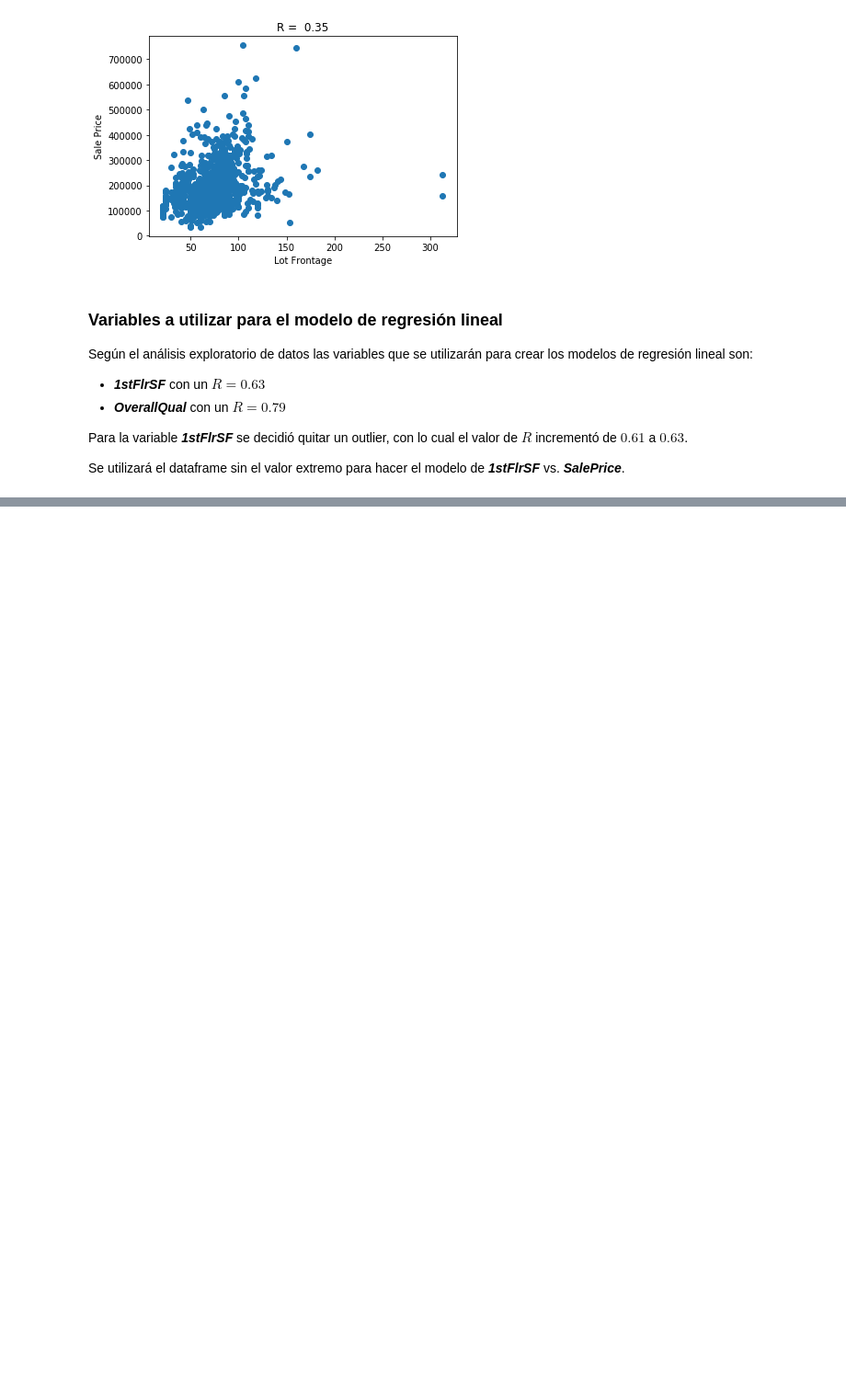
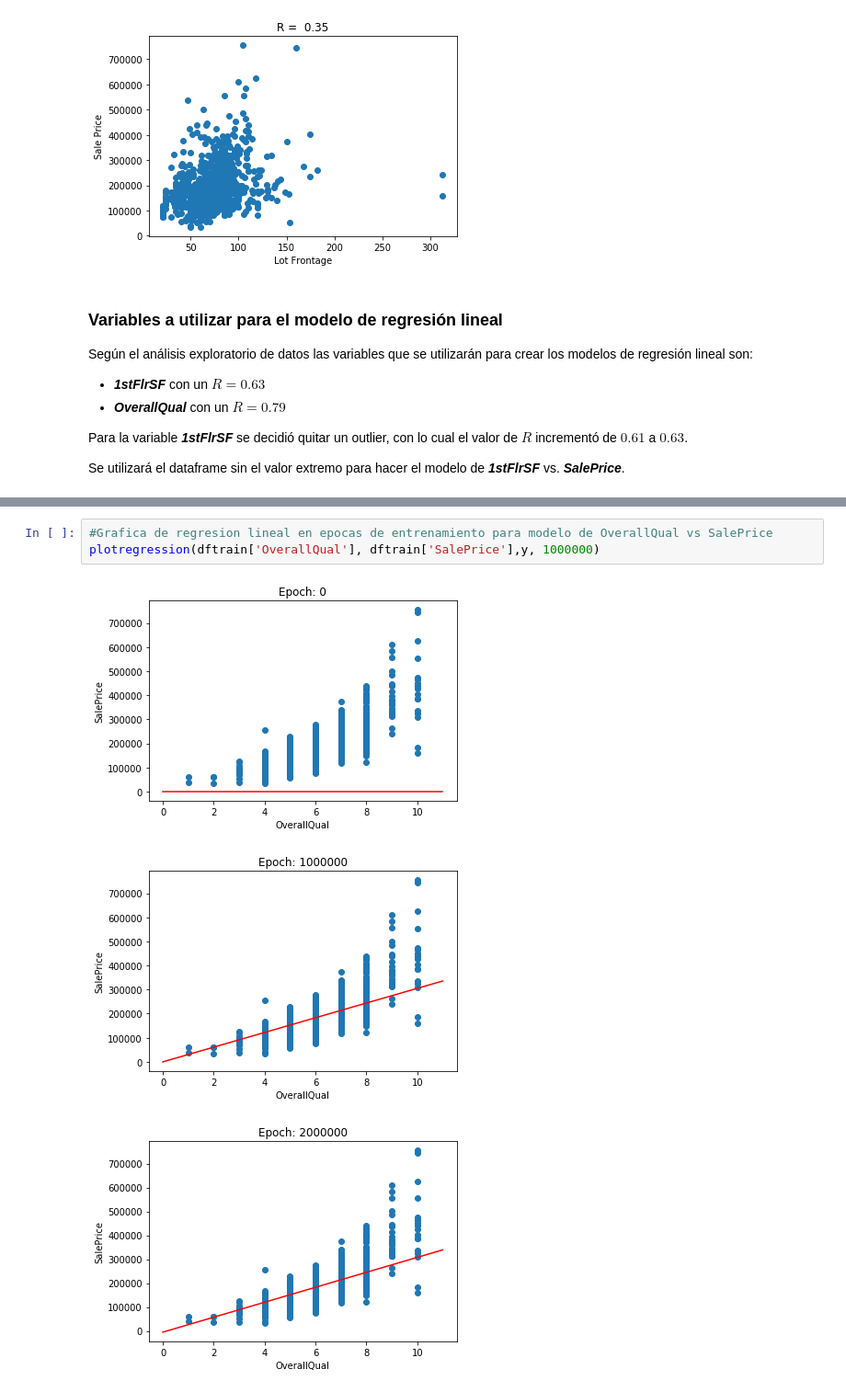
Before and after one commit to jpcarranza94/MSc_regresionlineal, a Jupyter notebook: regresion_lineal.ipynb, the cells around one changed output, grey strips where cells are left out. Shown: that part at 92% size. Cells and saved outputs as stored; diff of their text form; blank space fills up the shorter version.

```diff
--- a/regresion_lineal.ipynb
+++ b/regresion_lineal.ipynb
@@ -356,0 +371,7 @@ Epoch:  250000 Error:  1481198157.3758767
+# %%
+#Grafica de regresion lineal en epocas de entrenamiento para modelo de OverallQual vs SalePrice
+plotregression(dftrain['OverallQual'], dftrain['SalePrice'],y, 1000000)
+# %% [output]
+[figure, added]
+[figure, added]
+[figure, added]
```
Also changed, not shown: parts of 22 cells of this notebook.
